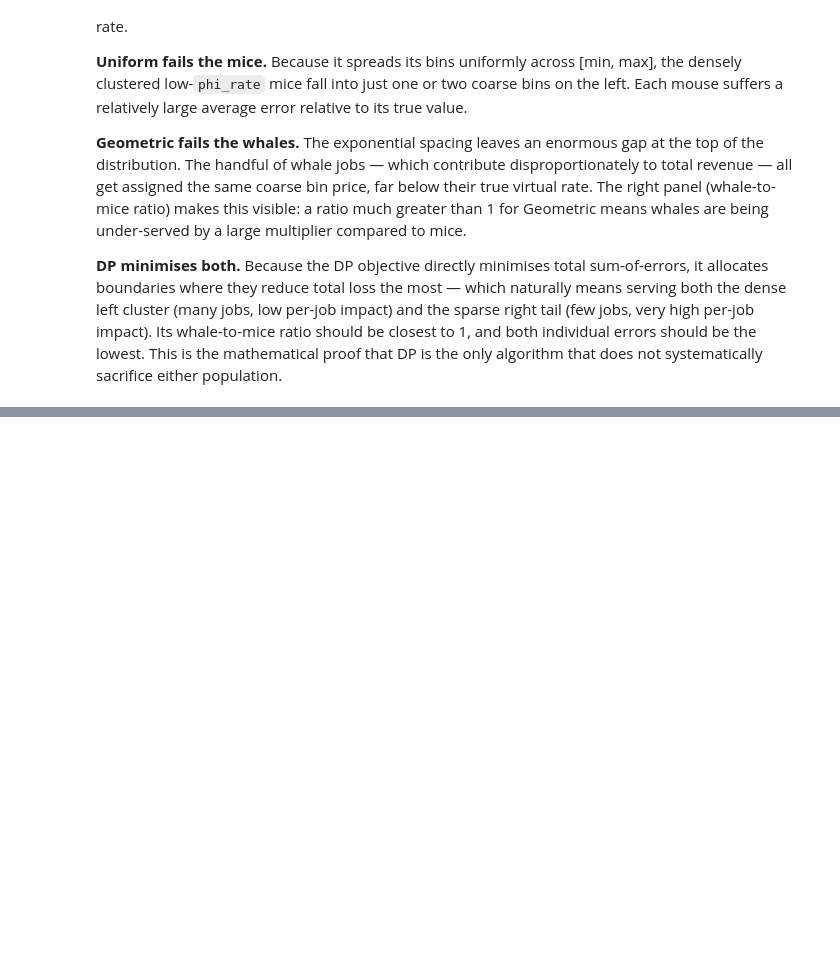
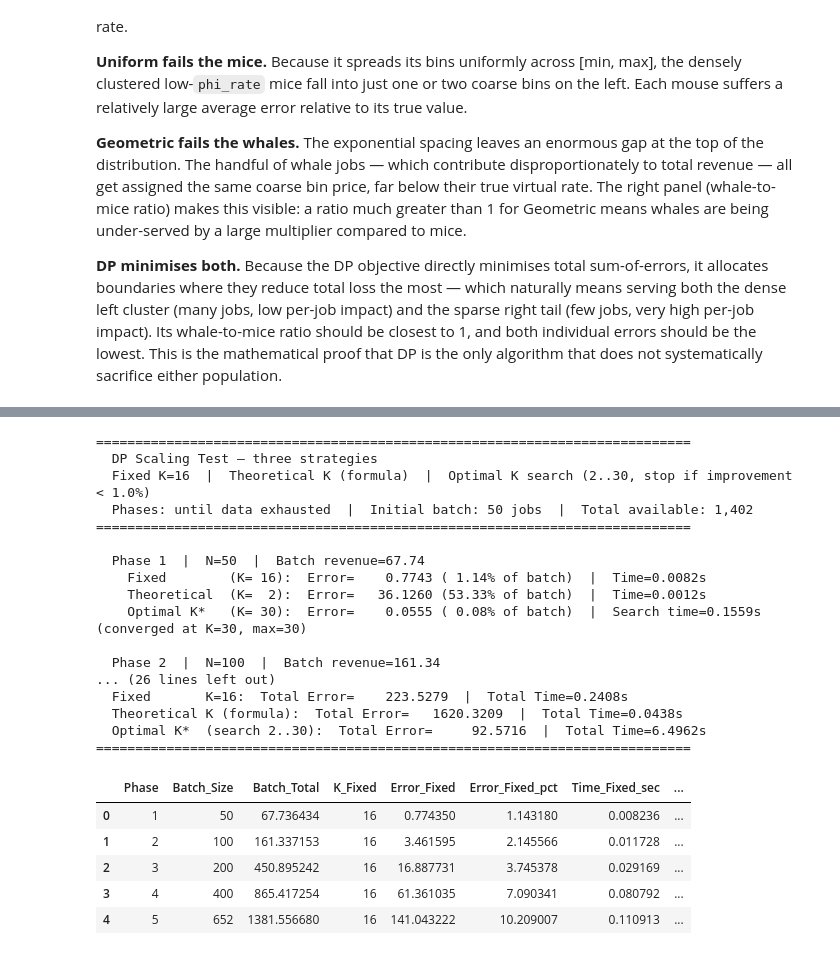
Before and after one commit to dangolofrancesco/cloud_pricing_sim, a Jupyter notebook: notebooks/02_static_discretization_analysis.ipynb, the cells around one changed output, grey strips where cells are left out. Drawn from its saved outputs; the diff is of its cells as text; code cells hidden in the pictures; blank space fills up the shorter version.

```diff
--- a/notebooks/02_static_discretization_analysis.ipynb
+++ b/notebooks/02_static_discretization_analysis.ipynb
@@ -629,0 +647,39 @@ Whales (top 5%,   v_rate >  21.0778): 71 jobs
+# %%
+sys.path.append(os.path.dirname(os.getcwd()))
+from src.discretizer import Discretizer
+
+# phi_rate > 0 already enforced in valid_df (loaded in Cell 3)
+phi_valid = valid_df['phi_rate'].values
+
+df_scaling = Discretizer.run_dp_scaling_test(
+    v_continuous=phi_valid,
+    initial_batch_size=50,
+    K_fixed=16,
+    k_search_max=30,
+)
+
+df_scaling
+# %% [output]
+============================================================================
+  DP Scaling Test — three strategies
+  Fixed K=16  |  Theoretical K (formula)  |  Optimal K search (2..30, stop if improvement < 1.0%)
+  Phases: until data exhausted  |  Initial batch: 50 jobs  |  Total available: 1,402
+============================================================================
+
+  Phase 1  |  N=50  |  Batch revenue=67.74
+    Fixed        (K= 16):  Error=    0.7743 ( 1.14% of batch)  |  Time=0.0082s
+    Theoretical  (K=  2):  Error=   36.1260 (53.33% of batch)  |  Time=0.0012s
+    Optimal K*   (K= 30):  Error=    0.0555 ( 0.08% of batch)  |  Search time=0.1559s (converged at K=30, max=30)
+
+  Phase 2  |  N=100  |  Batch revenue=161.34
+... (26 lines left out)
+  Fixed       K=16:  Total Error=    223.5279  |  Total Time=0.2408s
+  Theoretical K (formula):  Total Error=   1620.3209  |  Total Time=0.0438s
+  Optimal K*  (search 2..30):  Total Error=     92.5716  |  Total Time=6.4962s
+============================================================================
+|  | Phase | Batch_Size | Batch_Total | K_Fixed | Error_Fixed | Error_Fixed_pct | Time_Fixed_sec | ... |
+| 0 | 1 | 50 | 67.736434 | 16 | 0.774350 | 1.143180 | 0.008236 | ... |
+| 1 | 2 | 100 | 161.337153 | 16 | 3.461595 | 2.145566 | 0.011728 | ... |
+| 2 | 3 | 200 | 450.895242 | 16 | 16.887731 | 3.745378 | 0.029169 | ... |
+| 3 | 4 | 400 | 865.417254 | 16 | 61.361035 | 7.090341 | 0.080792 | ... |
+| 4 | 5 | 652 | 1381.556680 | 16 | 141.043222 | 10.209007 | 0.110913 | ... |
```
Also changed, not shown: parts of 7 cells of this notebook, 5 other files.
